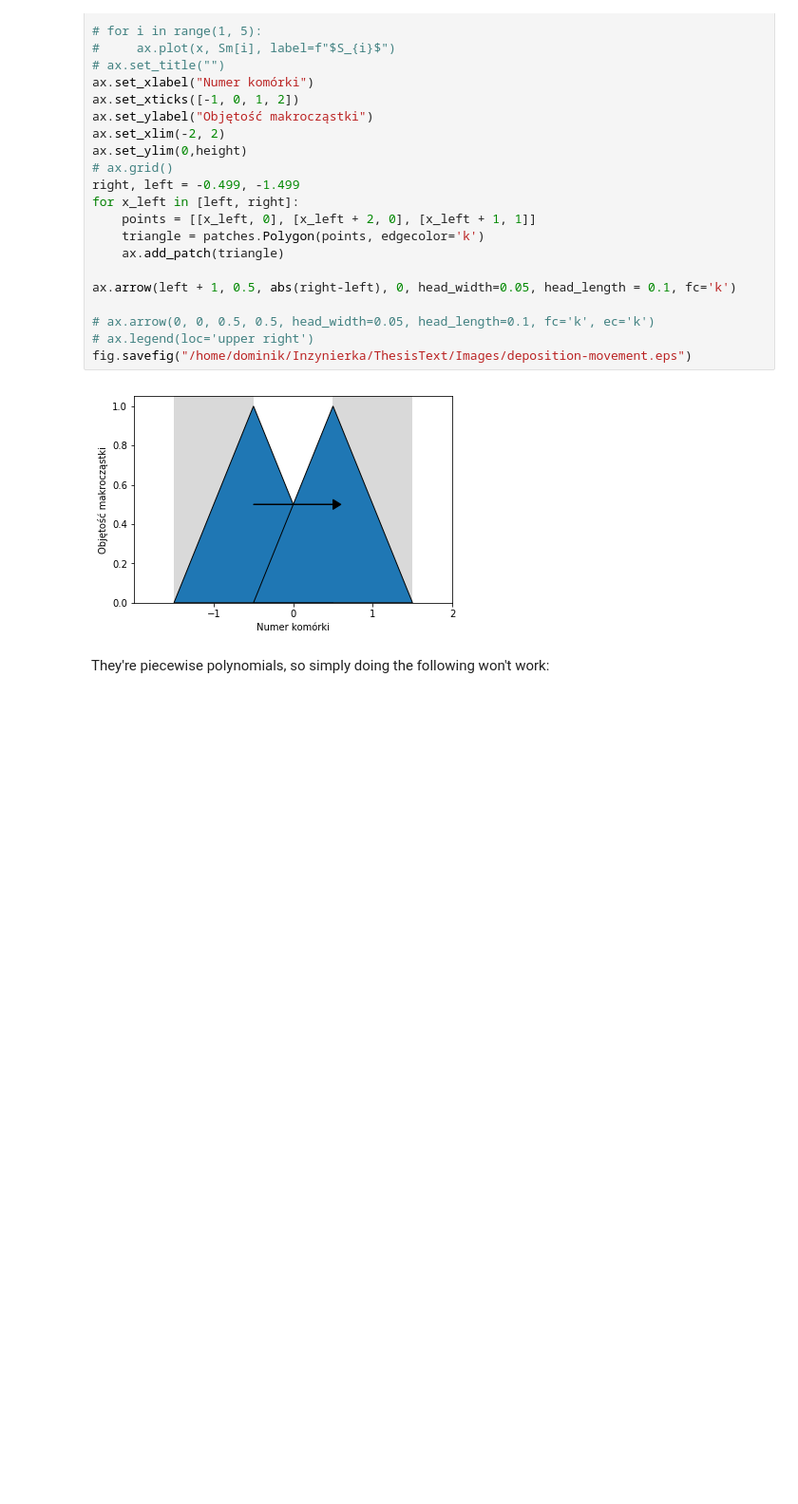
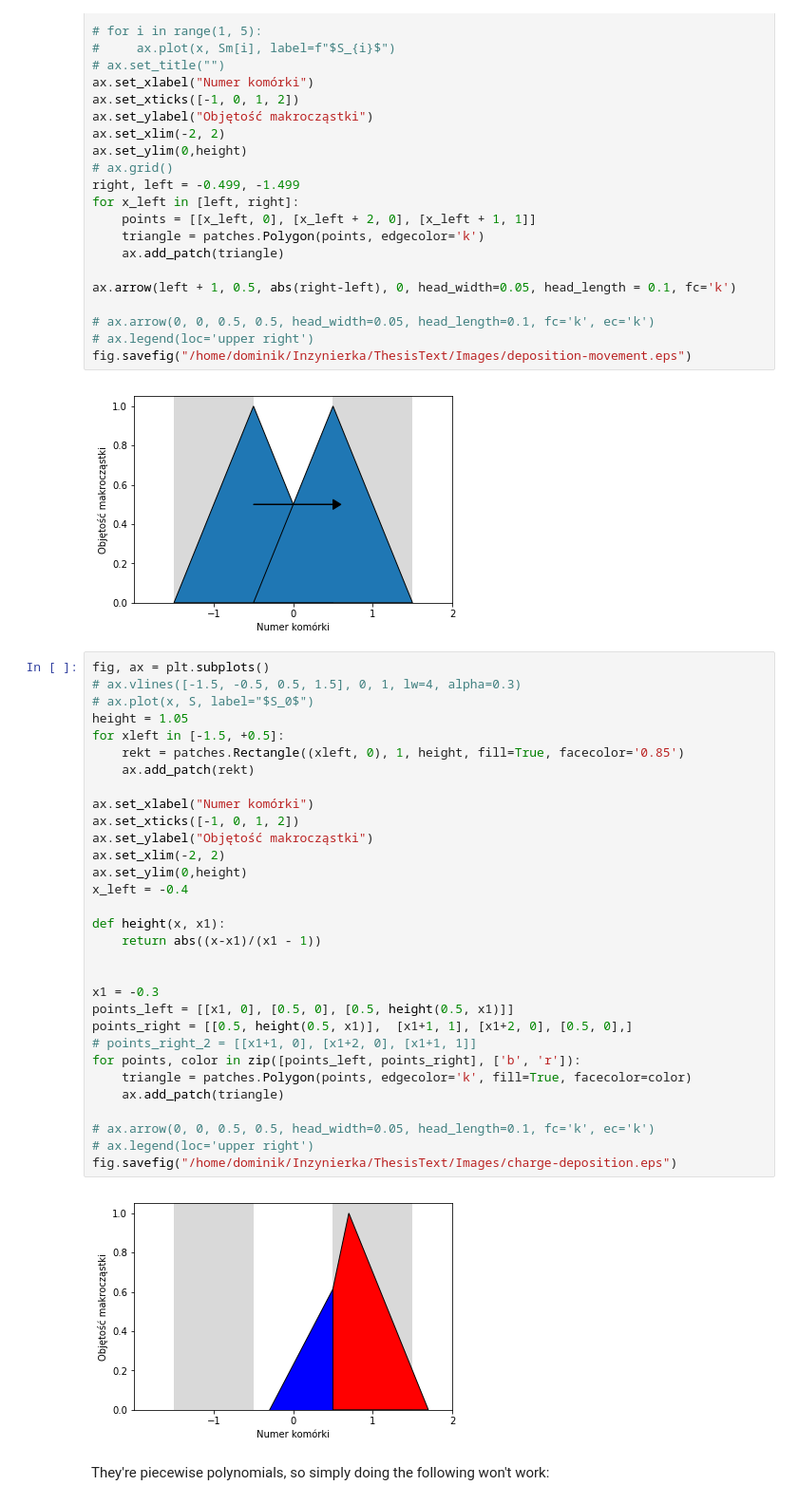
Before and after one commit to RickeyEstes/PythonPIC, a Jupyter notebook: docs/ipynb/splines-algorithms.ipynb, the cells around one changed output. Shown at 95% size. Drawn from its saved outputs; the diff is of its cells as text; blank space fills up the shorter version.

Commit message:
plots

```diff
--- a/docs/ipynb/splines-algorithms.ipynb
+++ b/docs/ipynb/splines-algorithms.ipynb
@@ -91,6 +91,39 @@ ax.arrow(left + 1, 0.5, abs(right-left), 0, head_width=0.05, head_length = 0.1,
 fig.savefig("/home/dominik/Inzynierka/ThesisText/Images/deposition-movement.eps")
 # %% [output]
 [figure]
+# %%
+fig, ax = plt.subplots()
+# ax.vlines([-1.5, -0.5, 0.5, 1.5], 0, 1, lw=4, alpha=0.3)
+# ax.plot(x, S, label="$S_0$")
+height = 1.05
+for xleft in [-1.5, +0.5]:
+    rekt = patches.Rectangle((xleft, 0), 1, height, fill=True, facecolor='0.85')
+    ax.add_patch(rekt)
+
+ax.set_xlabel("Numer komórki")
+ax.set_xticks([-1, 0, 1, 2])
+ax.set_ylabel("Objętość makrocząstki")
+ax.set_xlim(-2, 2)
+ax.set_ylim(0,height)
+x_left = -0.4
+
+def height(x, x1):
+    return abs((x-x1)/(x1 - 1))
+
+
+x1 = -0.3
+points_left = [[x1, 0], [0.5, 0], [0.5, height(0.5, x1)]]
+points_right = [[0.5, height(0.5, x1)],  [x1+1, 1], [x1+2, 0], [0.5, 0],]
+# points_right_2 = [[x1+1, 0], [x1+2, 0], [x1+1, 1]]
+for points, color in zip([points_left, points_right], ['b', 'r']):
+    triangle = patches.Polygon(points, edgecolor='k', fill=True, facecolor=color)
+    ax.add_patch(triangle)
+
+# ax.arrow(0, 0, 0.5, 0.5, head_width=0.05, head_length=0.1, fc='k', ec='k')
+# ax.legend(loc='upper right')
+fig.savefig("/home/dominik/Inzynierka/ThesisText/Images/charge-deposition.eps")
+# %% [output]
+[figure, added]
 # %% [markdown]
 They're piecewise polynomials, so simply doing the following won't work:
 # %%
```
Also changed, not shown: parts of 1 cell of this notebook.
